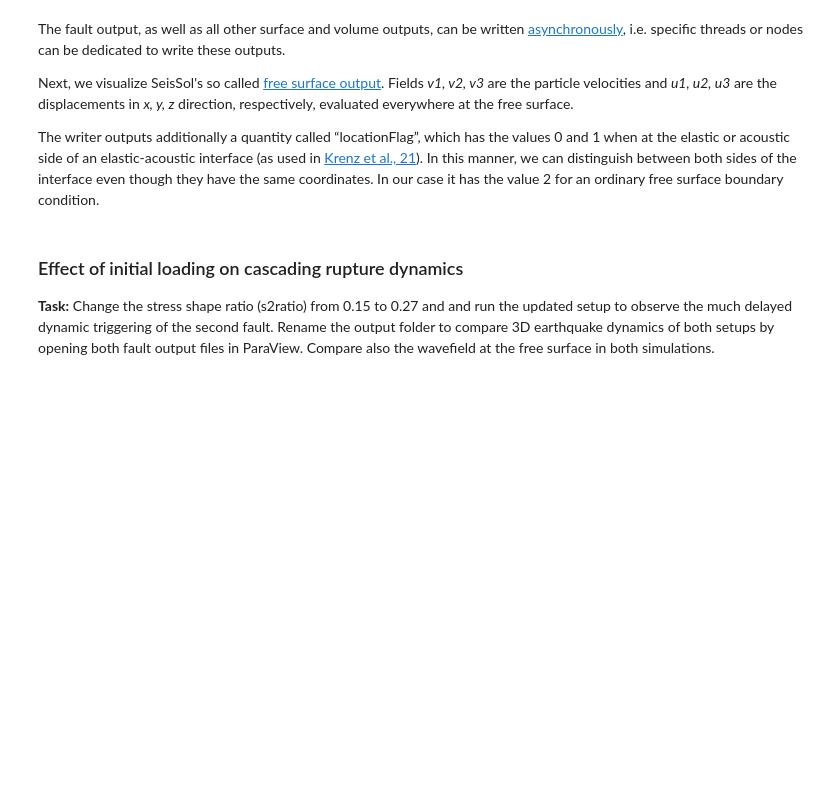
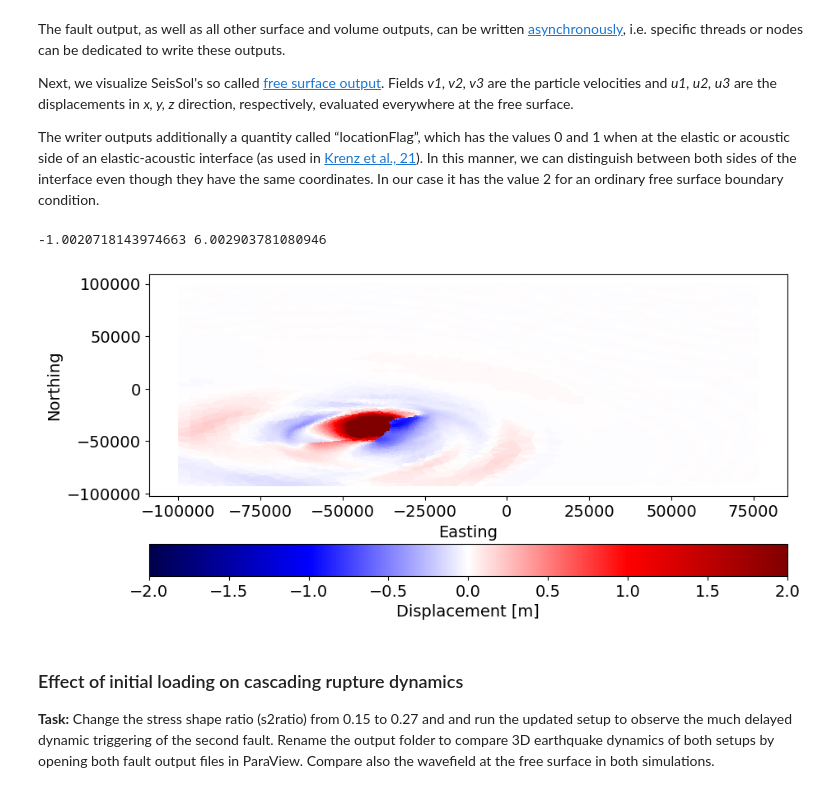
Before and after one commit to SeisSol/Training, a Jupyter notebook: quakeworx/kaikoura/kaikoura_qwx.ipynb, the cells around one changed output. Drawn from its saved outputs; the diff is of its cells as text; code cells hidden in the pictures; blank space fills up the shorter version.

```diff
--- a/quakeworx/kaikoura/kaikoura_qwx.ipynb
+++ b/quakeworx/kaikoura/kaikoura_qwx.ipynb
@@ -182,5 +181,29 @@ The fault output, as well as all other surface and volume outputs, can be writte
 Next, we visualize SeisSol's so called [free surface output](https://seissol.readthedocs.io/en/latest/free-surface-output.html). Fields *v1, v2, v3* are the particle velocities and *u1, u2, u3* are the displacements in *x, y, z* direction, respectively, evaluated everywhere at the free surface.
 
 The writer outputs additionally a quantity called “locationFlag”, which has the values 0 and 1 when at the elastic or acoustic side of an elastic-acoustic interface (as used in [Krenz et al., 21](https://arxiv.org/abs/2107.06640)). In this manner, we can distinguish between both sides of the interface even though they have the same coordinates. In our case it has the value 2 for an ordinary free surface boundary condition.
+# %%
+def plot_displacement(xdmfFilename,timestep):
+
+    sx = seisx.seissolxdmf(xdmfFilename) # initiate class
+    xyz = sx.ReadGeometry() # load geometry array as a numpy array of shape
+    connect = sx.ReadConnect() # load connectivity array as a numpy array of shape
+    U = sx.ReadData("u3", timestep) # u3 is the vertical displacement
+    print(min(U), max(U))
+
+    x, y = xyz[:,0], xyz[:,1]
+    plt.tripcolor(x, y, connect, facecolors=U, cmap="seismic", rasterized=True, vmin=-2, vmax=2)
+    plt.xlabel("Easting")
+    plt.ylabel("Northing")
+    cbar = plt.colorbar(orientation="horizontal", label="Displacement [m]")
 # %%
-# TBD
+xdmfFilename = "../../../{}/outputs/NZ_LSW-surface.xdmf".format(folder)
+
+fig = plt.figure()
+fig.set_size_inches(10, 5)
+plt.rcParams['font.size'] = 14
+ax1 = plt.gca()
+time = 4 # last time step
+plot_displacement(xdmfFilename,time)
+# %% [output]
+-1.0020718143974663 6.002903781080946
+[figure, added]
```
Also changed, not shown: parts of 15 cells of this notebook, 1 other file.
